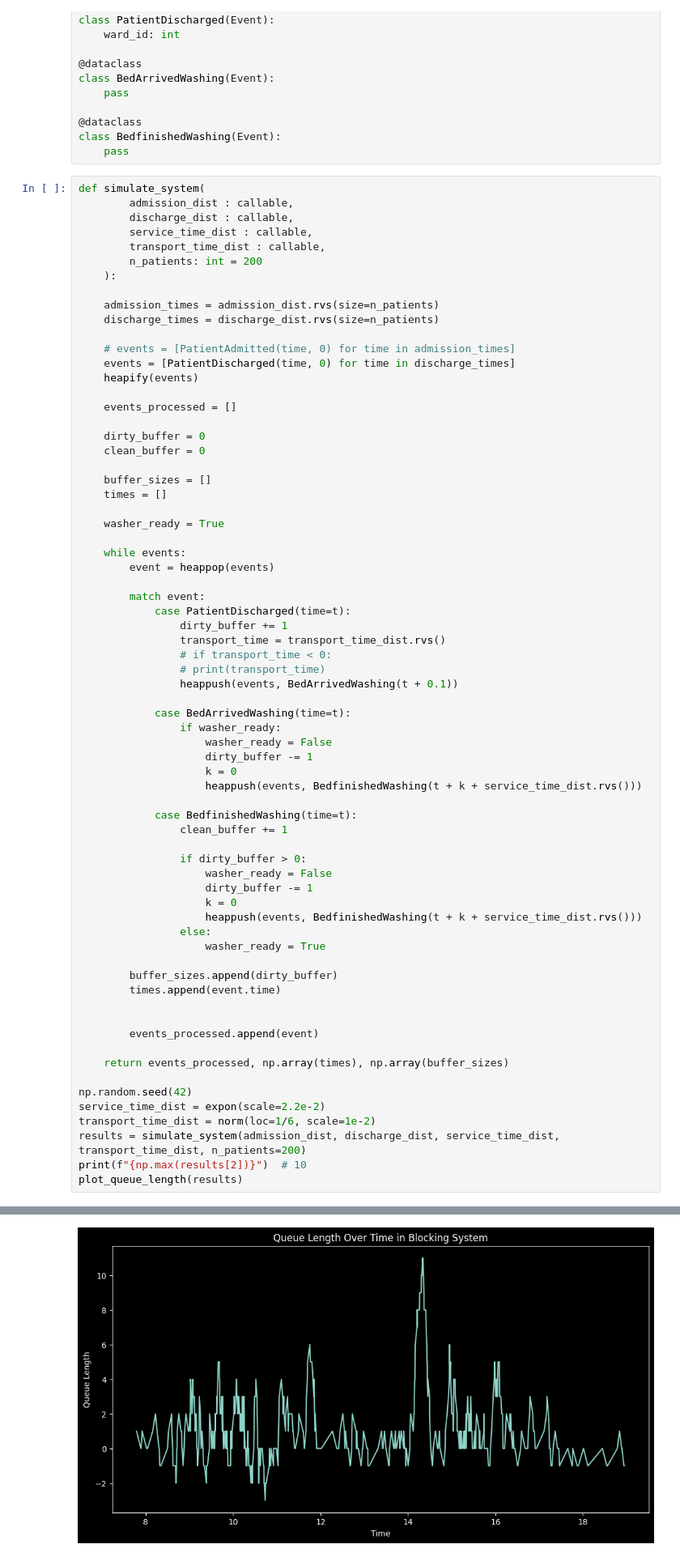
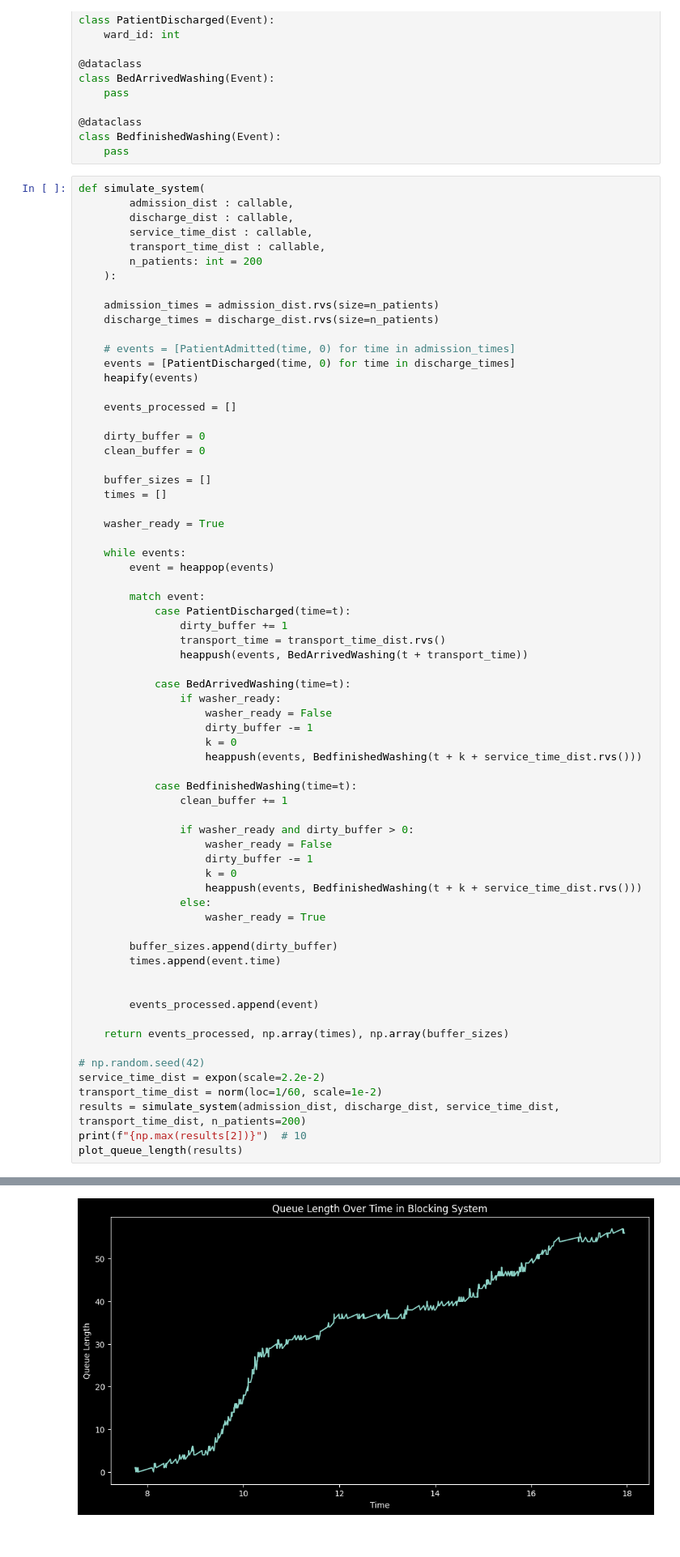
Before and after one commit to AntonJorg/stochastic_simulation, a Jupyter notebook: project2/initial_brainstorm.ipynb, the cells around one changed output, grey strips where cells are left out. Shown at 81% size. Saved outputs shown, nothing was run; the diff lists cells and outputs as text.

```diff
--- a/project2/initial_brainstorm.ipynb
+++ b/project2/initial_brainstorm.ipynb
@@ -111,9 +111,7 @@ def simulate_system(
             case PatientDischarged(time=t):
                 dirty_buffer += 1
                 transport_time = transport_time_dist.rvs()
-                # if transport_time < 0:
-                # print(transport_time)
-                heappush(events, BedArrivedWashing(t + 0.1))
+                heappush(events, BedArrivedWashing(t + transport_time))
 
             case BedArrivedWashing(time=t):
                 if washer_ready:
@@ -125,7 +123,7 @@ def simulate_system(
             case BedfinishedWashing(time=t):
                 clean_buffer += 1
 
-                if dirty_buffer > 0:
+                if washer_ready and dirty_buffer > 0:
                     washer_ready = False
                     dirty_buffer -= 1
                     k = 0
@@ -141,9 +139,9 @@ def simulate_system(
 
     return events_processed, np.array(times), np.array(buffer_sizes)
 
-np.random.seed(42)
+# np.random.seed(42)
 service_time_dist = expon(scale=2.2e-2)
-transport_time_dist = norm(loc=1/6, scale=1e-2)
+transport_time_dist = norm(loc=1/60, scale=1e-2)
 results = simulate_system(admission_dist, discharge_dist, service_time_dist, transport_time_dist, n_patients=200)
 print(f"{np.max(results[2])}")  # 10
 plot_queue_length(results)
@@ -152,4 +150,4 @@ plot_queue_length(results)
-[figure, old version]
+[figure, new version]
 # %%
 def plot_queue_length(results):
     plt.figure(figsize=(12, 6))
```
Also changed, not shown: parts of 1 cell of this notebook.
